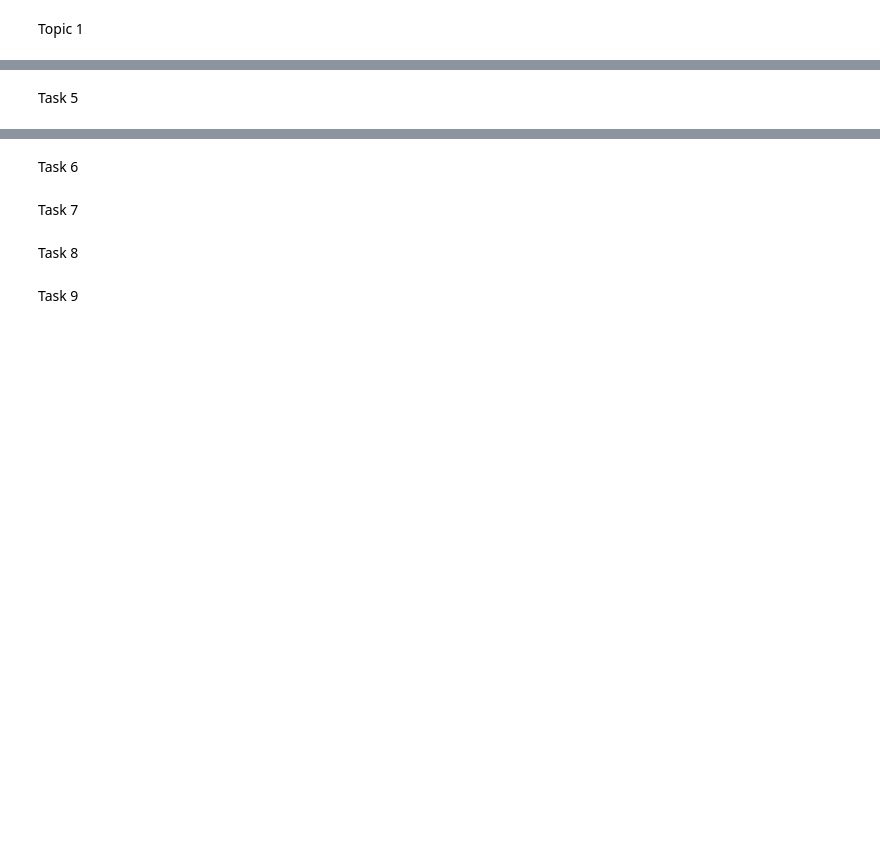
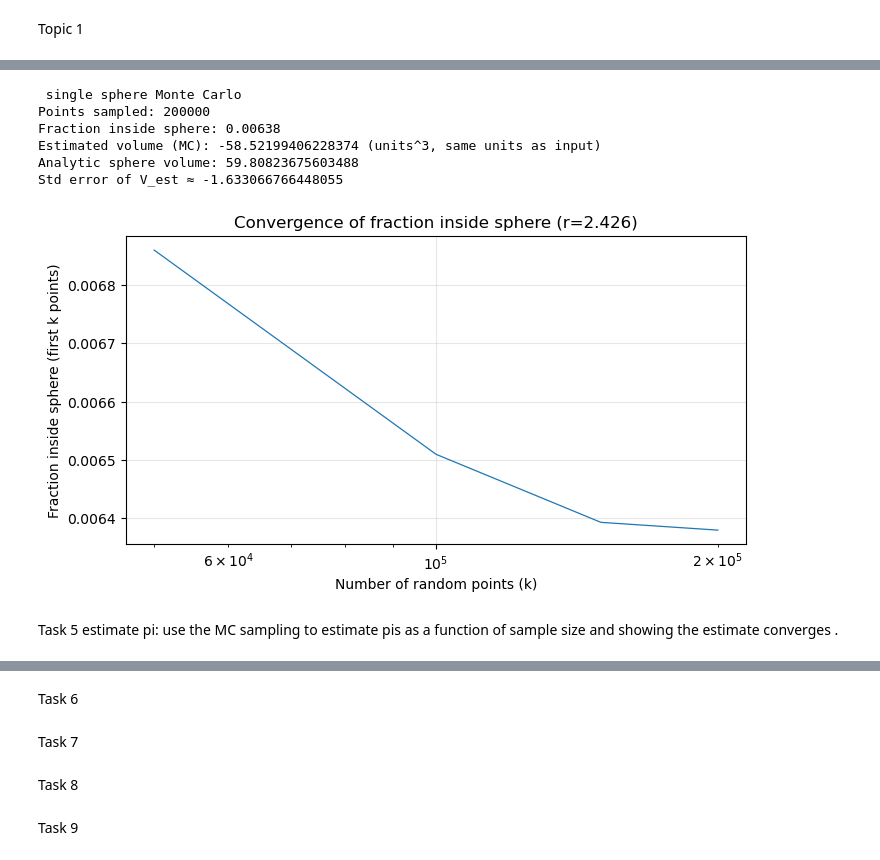
Before and after one commit to baraa-220/project3, a Jupyter notebook: project3.ipynb, the cells around one changed output, grey strips where cells are left out. Cells and saved outputs as stored; diff of their text form; code cells hidden in the pictures; blank space fills up the shorter version.

```diff
--- a/project3.ipynb
+++ b/project3.ipynb
@@ -35,11 +21,0 @@ else:
-# %%
-mins = load_nm.min(axis=0)
-maxs = load_nm.max(axis=0)
-
-origin = mins - margin
-L = (maxs - mins) + 2*margin
-Vbox = np.prod(L)
-
-print(f"Origin (nm): {origin[0]:.4f}, {origin[1]:.4f}, {origin[2]:.4f}")
-print(f"Box dims (nm): Lx={L[0]:.4f}, Ly={L[1]:.4f}, Lz={L[2]:.4f}")
-print(f"Box volume (nm^3): {Vbox:.4f}")
@@ -66,2 +210,67 @@ Task 4
+# %%
+
+
+def run_and_show(sphere, N_total=200_000, batch=50_000, seed=42, plot=True):
+
+    np.random.seed(seed)
+    box = ((box_z_min, box_x_max), (box_y_min, box_y_max), (box_z_min, box_z_max))
+    Vbox = (box[0][1]-box[0][0])*(box[1][1]-box[1][0])*(box[2][1]-box[2][0])
+
+    n_done = 0
+    n_inside = 0
+    ks = []
+    fracs = []
+
+    r, cx, cy, cz = sphere
+    while n_done < N_total:
+        n_batch = min(batch, N_total - n_done)
+        xs = np.random.uniform(box_x_min, box_x_max, size=n_batch)
+        ys = np.random.uniform(box_y_min, box_y_max, size=n_batch)
+        zs = np.random.uniform(box_z_min, box_z_max, size=n_batch)
+        d2 = (xs - cx)**2 + (ys - cy)**2 + (zs - cz)**2
+        inside_count = np.count_nonzero(d2 <= r*r)
+        n_inside += inside_count
+        n_done += n_batch
+        ks.append(n_done)
+        fracs.append(n_inside / n_done)
+
+    frac = n_inside / N_total
+    V_est = frac * Vbox
+    SE = Vbox * np.sqrt(frac * (1 - frac) / N_total)
+    V_analytic = 4.0/3.0 * np.pi * r**3
+
+    print(" single sphere Monte Carlo")
+    print(f"Points sampled: {N_total}")
+    print(f"Fraction inside sphere: {frac}")
+    print(f"Estimated volume (MC): {V_est} (units^3, same units as input)")
+    print(f"Analytic sphere volume: {V_analytic}")
+    print(f"Std error of V_est ≈ {SE}")
+
+    if plot:
+        plt.figure(figsize=(8,4))
+        plt.plot(ks, fracs, lw=0.9)
+        plt.xscale('log')
+        plt.xlabel('Number of random points (k)')
+        plt.ylabel('Fraction inside sphere (first k points)')
+        plt.title(f'Convergence of fraction inside sphere (r={r})')
+        plt.grid(alpha=0.3)
+        plt.show()
+
+    return {'frac': frac, 'V_est': V_est, 'SE': SE, 'V_analytic': V_analytic, 'ks': np.array(ks), 'fracs': np.array(fracs)}
+
+# testing
+sphere_tuple = (min(box_x_max-box_x_min, box_y_max-box_y_min, box_z_max-box_z_min)/8,
+                (box_x_min+box_x_max)/2, (box_y_min+box_y_max)/2, (box_z_min+box_z_max)/2)
+
+res4 = run_and_show(sphere_tuple, N_total=200_000, batch=50_000, seed=42, plot=True)
+# %% [output]
+ single sphere Monte Carlo
+Points sampled: 200000
+Fraction inside sphere: 0.00638
+Estimated volume (MC): -58.52199406228374 (units^3, same units as input)
+Analytic sphere volume: 59.80823675603488
+Std error of V_est ≈ -1.633066766448055
+[figure, added]
 # %% [markdown]
-Task 5
+Task 5 estimate pi:
+use the MC sampling to estimate pis as a function of sample size and showing the estimate converges .
```
Also changed, not shown: parts of 20 cells of this notebook.
